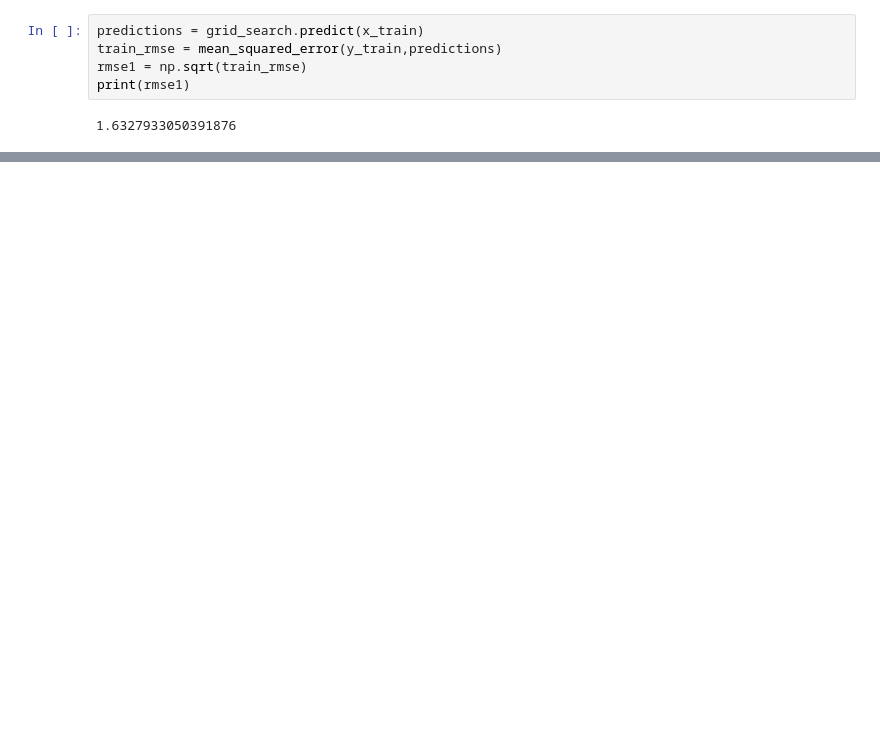
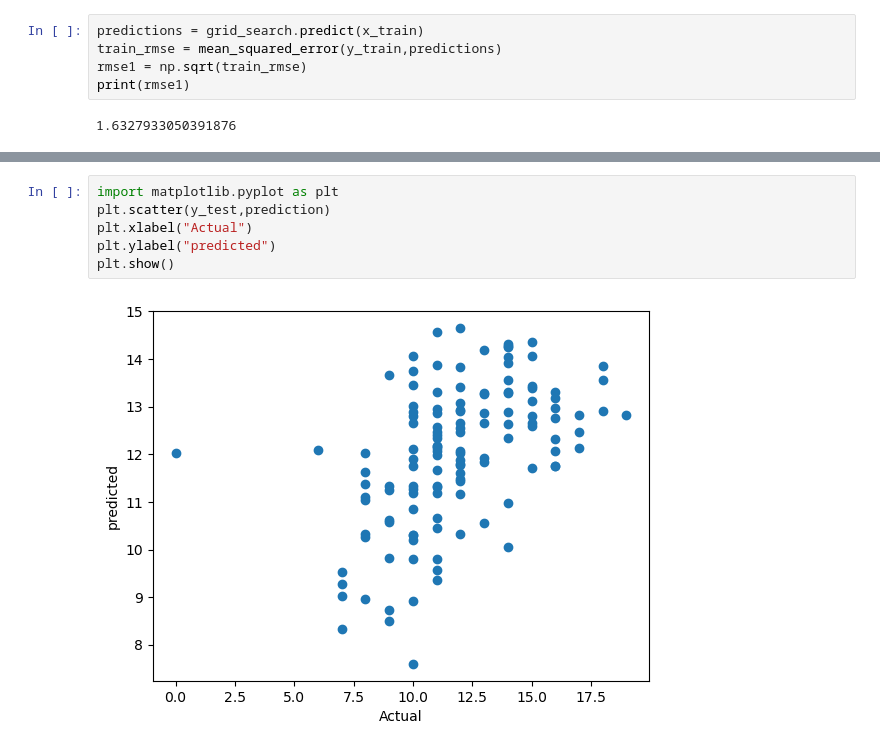
Before and after one commit to bhavani42005/student-performance-ml, a Jupyter notebook: datasets/Students_performance/datasetloading.ipynb, the cells around one changed output, grey strips where cells are left out. Cells and saved outputs as stored; diff of their text form; blank space fills up the shorter version.

```diff
--- a/datasets/Students_performance/datasetloading.ipynb
+++ b/datasets/Students_performance/datasetloading.ipynb
@@ -314,0 +336,8 @@ list(zip(x_train.columns,best_model.feature_importances_))
+# %%
+import matplotlib.pyplot as plt
+plt.scatter(y_test,prediction)
+plt.xlabel("Actual")
+plt.ylabel("predicted")
+plt.show()
+# %% [output]
+[figure, added]
```
Also changed, not shown: parts of 4 cells of this notebook.
